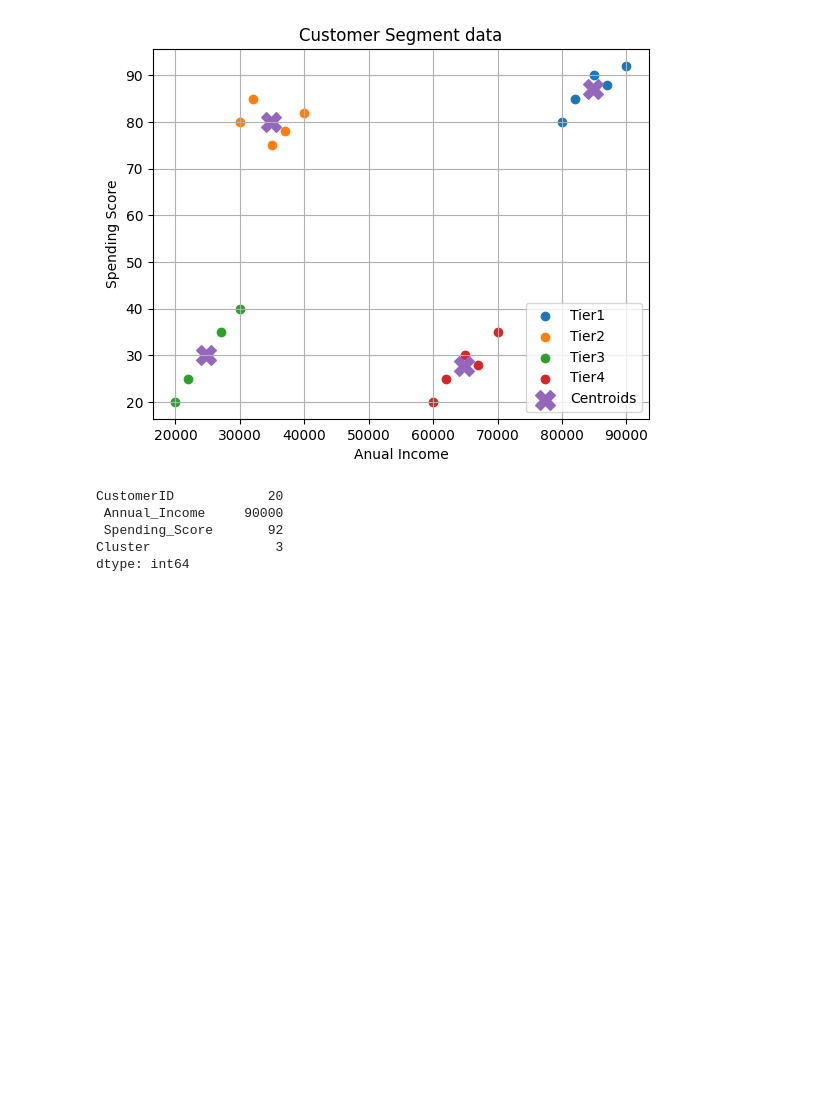
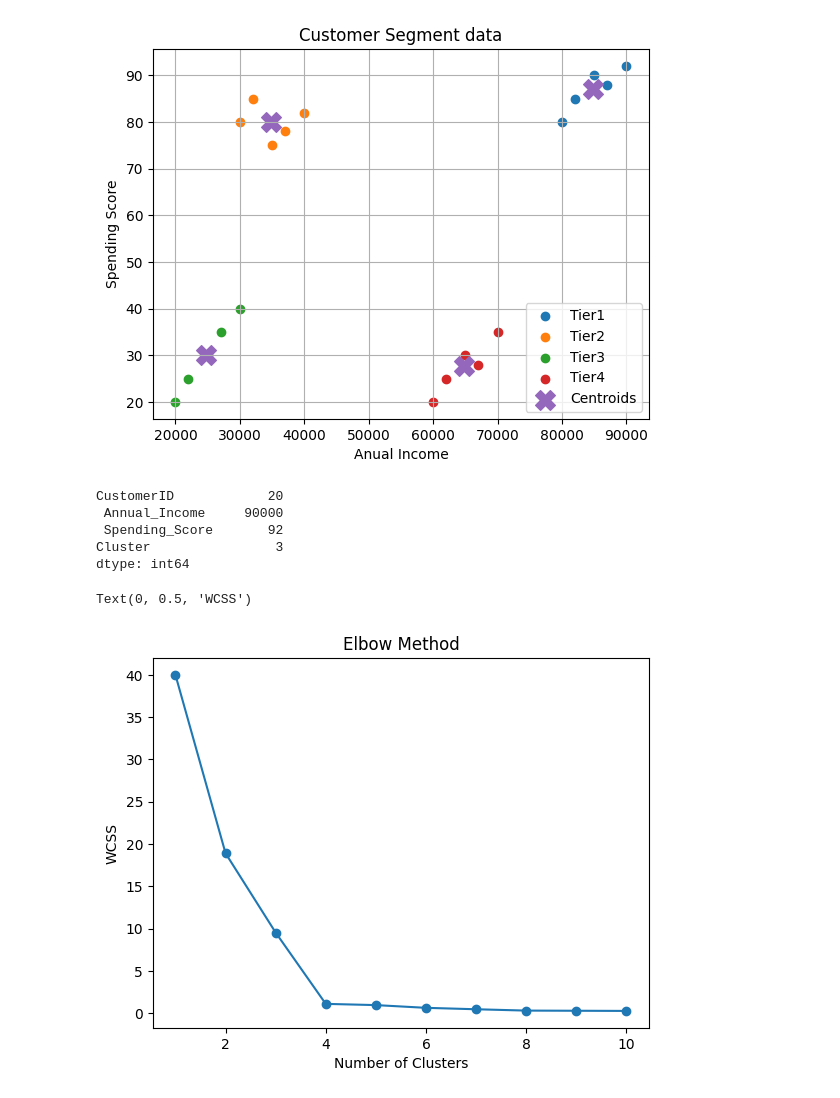
Before and after one commit to gamerking432/Customer_Segment_Project, a Jupyter notebook: Main.ipynb, the cells around one changed output. Cells and saved outputs as stored; diff of their text form; code cells hidden in the pictures; blank space fills up the shorter version.

```diff
--- a/Main.ipynb
+++ b/Main.ipynb
@@ -54,15 +54,33 @@ CustomerID            20
 Cluster                3
 dtype: int64
 # %%
-#Create a elbow method and plot the data
+# import modules
+from sklearn.cluster import KMeans
+from sklearn.preprocessing import StandardScaler
+import pandas as pd
+import matplotlib.pyplot as plt
+
+# read the csv file
+df = pd.read_csv("customer_segment.csv")
+
+# filter the data we want
+col = df[[' Annual_Income', ' Spending_Score']]
+
+# scale the data
+scaler = StandardScaler()
+X_data = scaler.fit_transform(col)
+
+# Elbow Method
 wcs = []
-
 for i in range(1,11):
-    kmeans = KMeans(n_clusters=i, random_state=42)
-    kmeans.fit(X_data)
-    wcs.append(kmeans.inertia_)
-
+    Kmean = KMeans(n_clusters=i, random_state=42)
+    Kmean.fit(X_data)
+    wcs.append(Kmean.inertia_)
+# Plot the data
 plt.plot(range(1, 11), wcs, marker='o')
 plt.title("Elbow Method")
 plt.xlabel("Number of Clusters")
 plt.ylabel("WCSS")
+# %% [output]
+Text(0, 0.5, 'WCSS')
+[figure, added]
```
Also changed, not shown: 1 other file.
